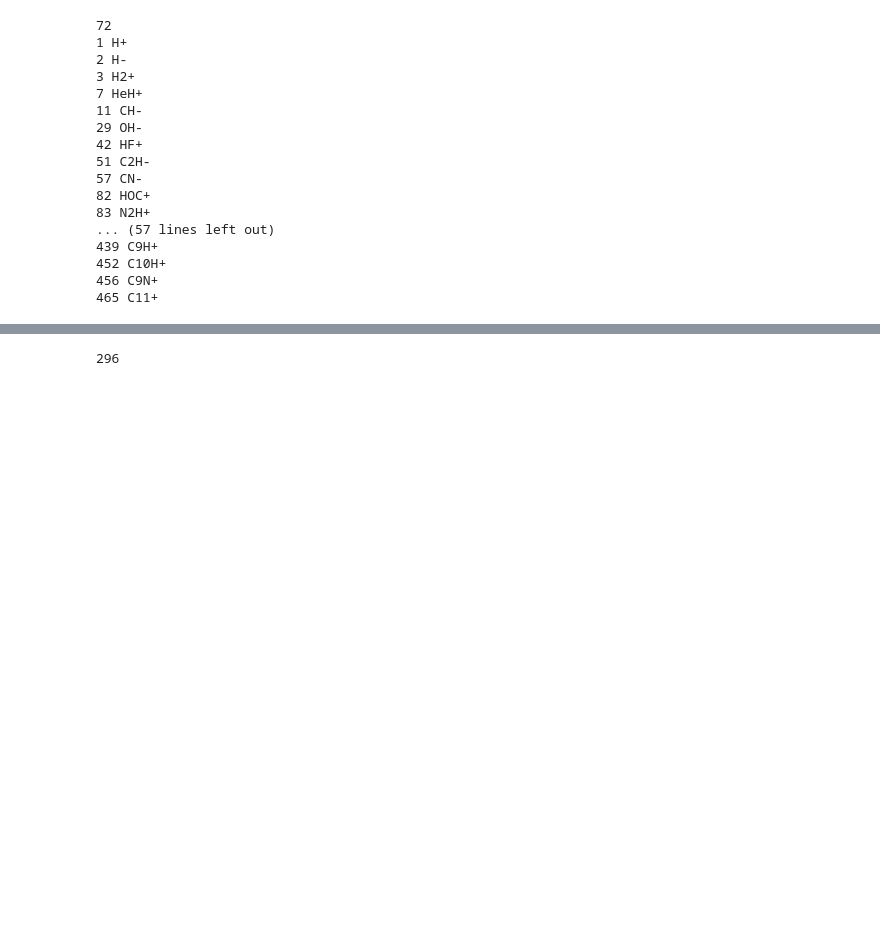
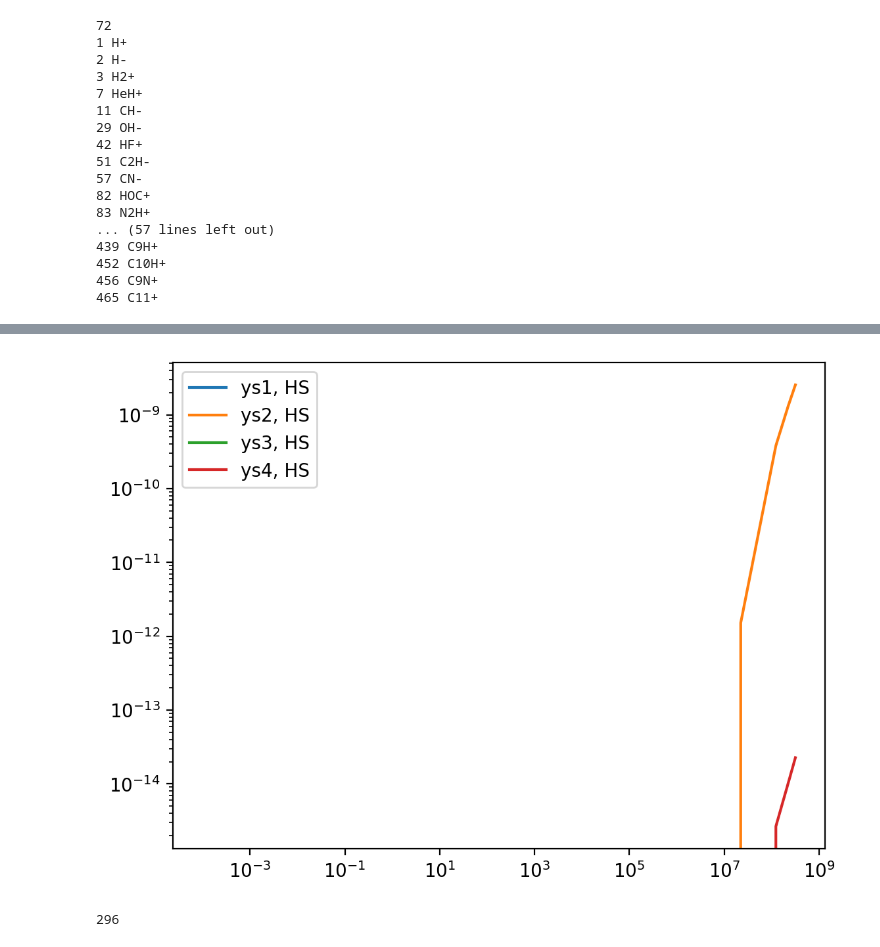
Before and after one commit to silkemaes/ChemPy, a Jupyter notebook: solver.ipynb, the cells around one changed output, grey strips where cells are left out. Drawn from its saved outputs; the diff is of its cells as text; code cells hidden in the pictures; blank space fills up the shorter version.

```diff
--- a/solver.ipynb
+++ b/solver.ipynb
@@ -106,0 +176,4 @@ plt.show()
+# %%
+## Sim 3
+ρ, T, δ, Av, chemtype = setinput(1.e-8, 5., 1.e15, 2500., 1., 1., 'O')
+ts3, ys3 = solve(ρ, T, δ, Av, chemtype, 1.e1)
@@ -106,0 +191,4 @@ plt.show()
+# %%
+## Sim 4
+ρ, T, δ, Av, chemtype = setinput(1.e-8, 5., 1.e15, 2500., 1.e-5, 0.5, 'C')
+ts4, ys4 = solve(ρ, T, δ, Av, chemtype, 1.e1)
@@ -171,3 +262,16 @@ plt.show()
+# %%
+molecs = ['HS']
+
+for molec in molecs:
+    nb = specs_dict[molec]
+    plt.loglog(ts1, -ys1[nb], label = "ys1, "+specs[nb])
+    plt.loglog(ts2, -ys2[nb], label = "ys2, "+specs[nb])
+    plt.loglog(ts3, -ys3[nb], label = "ys3, "+specs[nb])
+    plt.loglog(ts4, -ys4[nb], label = "ys4, "+specs[nb])
+plt.legend(loc = 'upper left')
+plt.show()
+# %% [output]
+[figure, added]
 # %%
 ions = list()
 for spec in specs:
```
Also changed, not shown: parts of 19 cells of this notebook, 2 other files.
